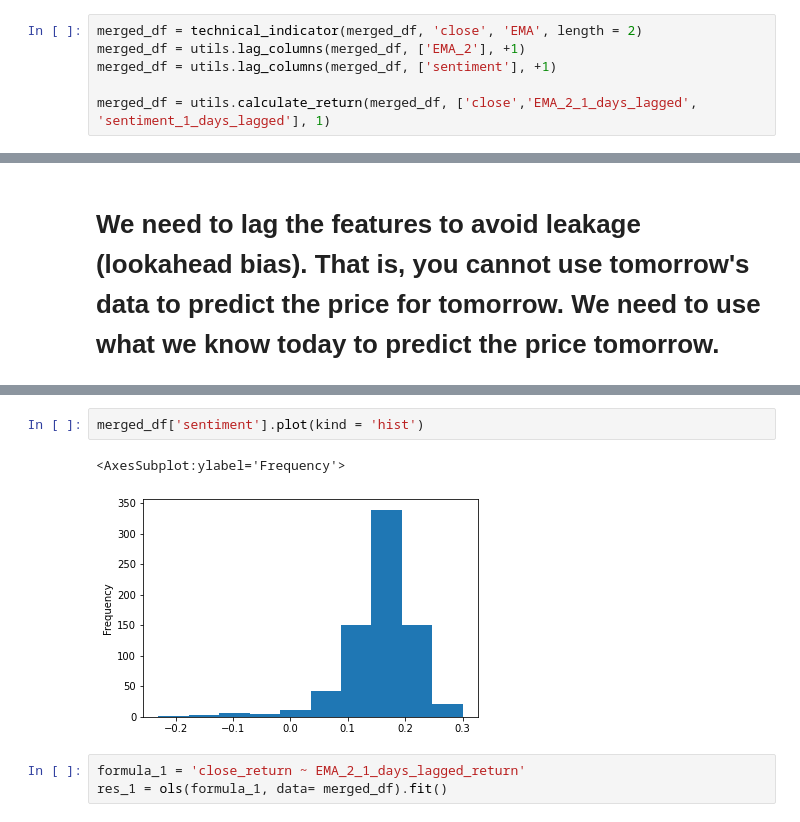
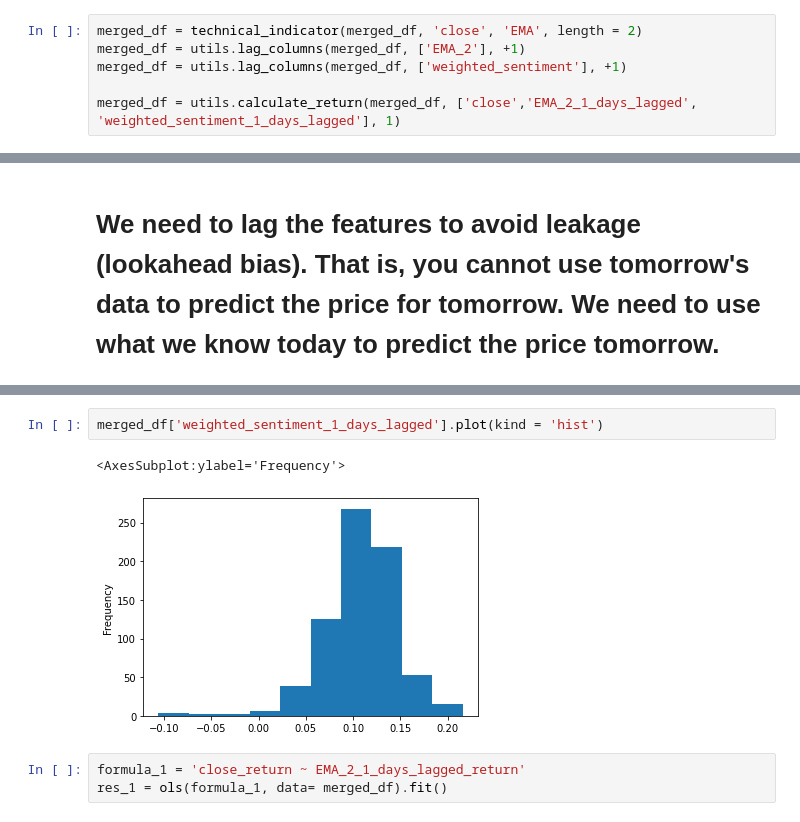
Before and after one commit to kevctae/Bittooth, a Jupyter notebook: notebooks/3.2-jk-classical-regression.ipynb, the cells around one changed output, grey strips where cells are left out. Saved outputs shown, nothing was run; the diff lists cells and outputs as text.

```diff
--- a/notebooks/3.2-jk-classical-regression.ipynb
+++ b/notebooks/3.2-jk-classical-regression.ipynb
@@ -68,9 +68,9 @@ def technical_indicator(df, column, technical_indicator, length):
 # %%
 merged_df = technical_indicator(merged_df, 'close', 'EMA', length = 2)
 merged_df = utils.lag_columns(merged_df, ['EMA_2'], +1)
-merged_df = utils.lag_columns(merged_df, ['sentiment'], +1)
+merged_df = utils.lag_columns(merged_df, ['weighted_sentiment'], +1)
 
-merged_df = utils.calculate_return(merged_df, ['close','EMA_2_1_days_lagged', 'sentiment_1_days_lagged'], 1)
+merged_df = utils.calculate_return(merged_df, ['close','EMA_2_1_days_lagged', 'weighted_sentiment_1_days_lagged'], 1)
 # %%
 fig, ax = plt.subplots()
 
@@ -96,8 +96,8 @@ merged_df.head()
 # %%
-merged_df['sentiment'].plot(kind = 'hist')
+merged_df['weighted_sentiment_1_days_lagged'].plot(kind = 'hist')
 # %% [output]
 <AxesSubplot:ylabel='Frequency'>
-[figure, old version]
+[figure, new version]
 # %%
 formula_1 = 'close_return ~ EMA_2_1_days_lagged_return'
 res_1 = ols(formula_1, data= merged_df).fit()
```
Also changed, not shown: parts of 10 cells of this notebook, 4 other files.
